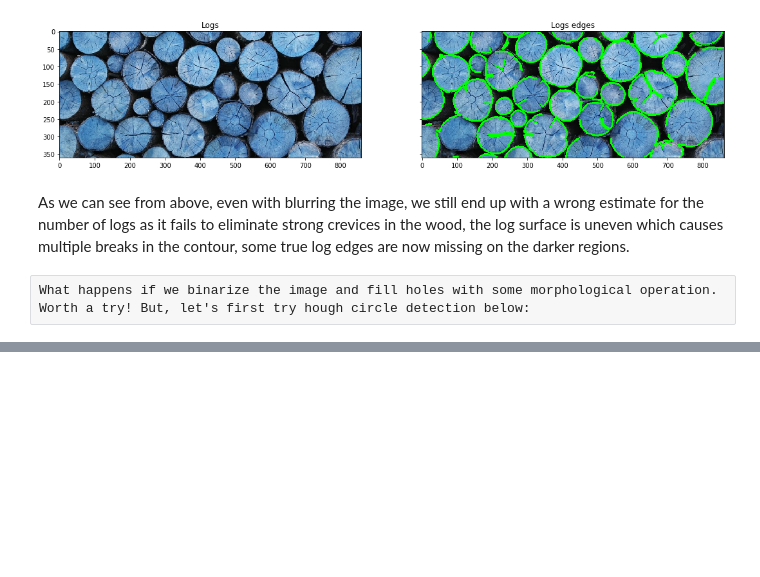
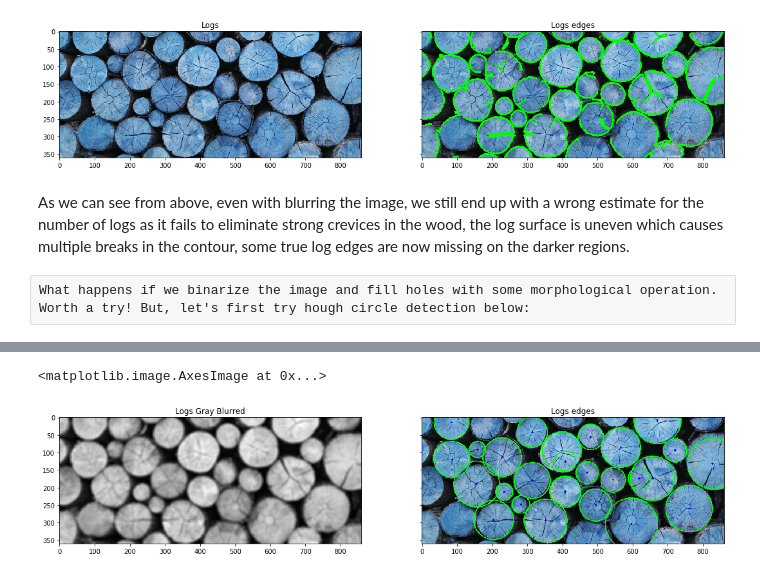
Before and after one commit to bdutta6/computer-vision-portfolio, a Jupyter notebook: countObjects.ipynb, the cells around one changed output, grey strips where cells are left out. Cells and saved outputs as stored; diff of their text form; code cells hidden in the pictures; blank space fills up the shorter version.

Commit message:
Added a hough circle detection method. As can be seen, tuning parameters is actually pretty hard without some morphological pre processing

```diff
--- a/countObjects.ipynb
+++ b/countObjects.ipynb
@@ -61,3 +61,15 @@ ax2.imshow(testImageContoured)
 As we can see from above, even with blurring the image, we still end up with a wrong estimate for the number of logs as it fails to eliminate strong crevices in the wood, the log surface is uneven which causes multiple breaks in the contour, some true log edges are now missing on the darker regions.
 # %% [raw]
 What happens if we binarize the image and fill holes with some morphological operation. Worth a try! But, let's first try hough circle detection below:
+# %%
+# Apply Hough transform on the blurred image.
+
+# Convert to grayscale.
+gray = cv2.cvtColor(testImage, cv2.COLOR_BGR2GRAY)
+
+# Blur using 9 * 9 kernel.
+grayBlurred = cv2.blur(gray, (9, 9))
+detected_circles = cv2.HoughCircles(grayBlurred, cv2.HOUGH_GRADIENT, 1, 30, param1 = 100, param2 = 30, \
+                                    minRadius = 10, maxRadius = 120)
+
+print(detected_circles)
@@ -63,0 +94,32 @@ What happens if we binarize the image and fill holes with some morphological ope
+# %%
+# Draw circles that are detected.
+
+testImageCircle= copy.deepcopy(testImage)
+if detected_circles is not None:
+
+    # Convert the circle parameters a, b and r to integers.
+    detected_circles = np.uint16(np.around(detected_circles))
+
+    for pt in detected_circles[0, :]:
+        a, b, r = pt[0], pt[1], pt[2]
+
+        # Draw the circumference of the circle.
+        cv2.circle(testImageCircle, (a, b), r, (0, 255, 0), 2)
+
+        # Draw a small circle (of radius 1) to show the center.
+        cv2.circle(testImageCircle, (a, b), 1, (0, 0, 255), 3)
+    #cv2.imshow("Detected Circle", testImageCircle)
+    #cv2.waitKey(0)
+# %%
+f, (ax1, ax2) = plt.subplots(1, 2, sharey=True)
+f.set_size_inches(18.5, 10.5)
+ax1.set_title('Logs Gray Blurred')
+ax1.imshow(grayBlurred, cmap='gray')
+
+
+ax2.set_title('Logs edges')
+#plt.imsave('logs-canny.png', edges, cmap='gray', format='png')
+ax2.imshow(testImageCircle)
+# %% [output]
+<matplotlib.image.AxesImage at 0x...>
+[figure, added]
```
Also changed, not shown: parts of 1 cell of this notebook.
